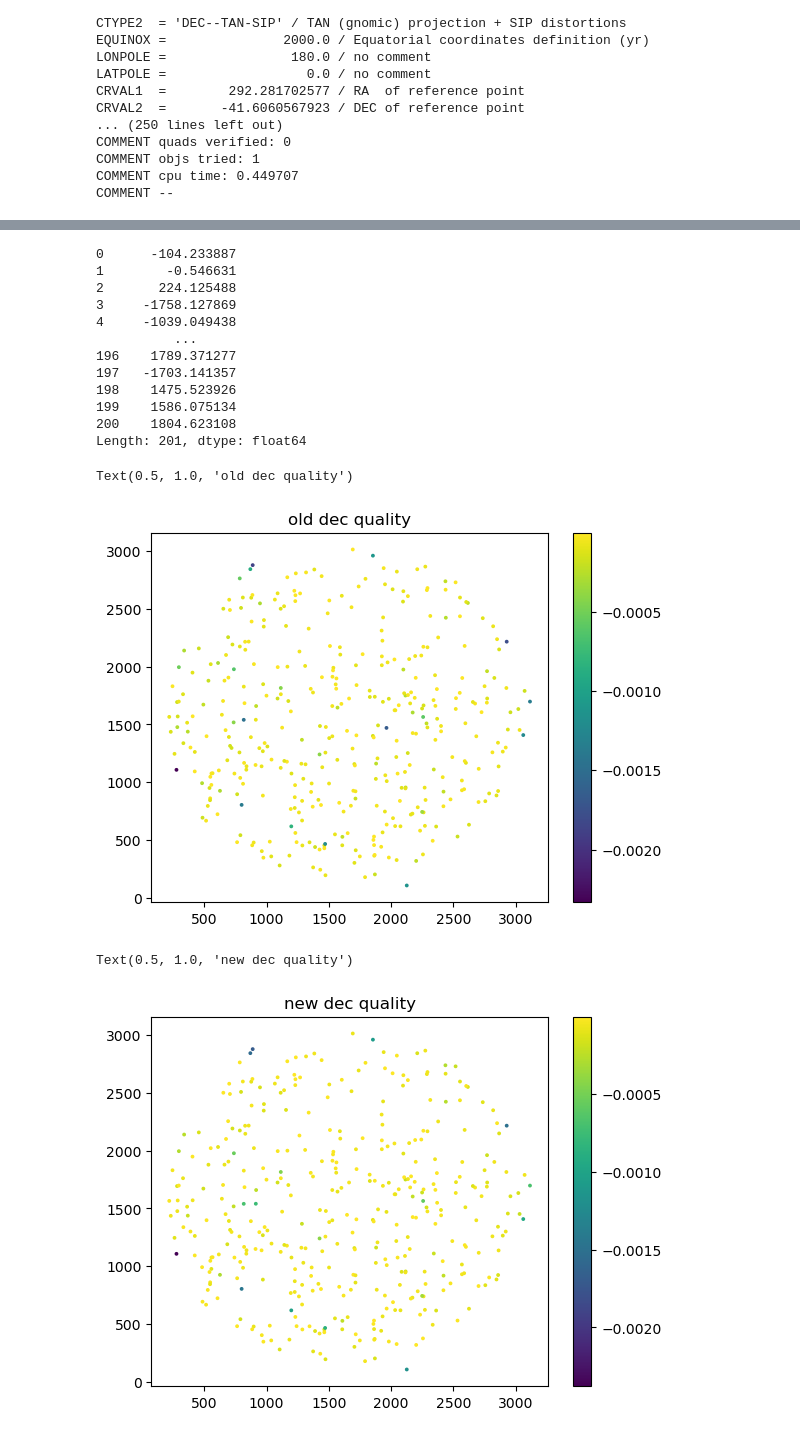
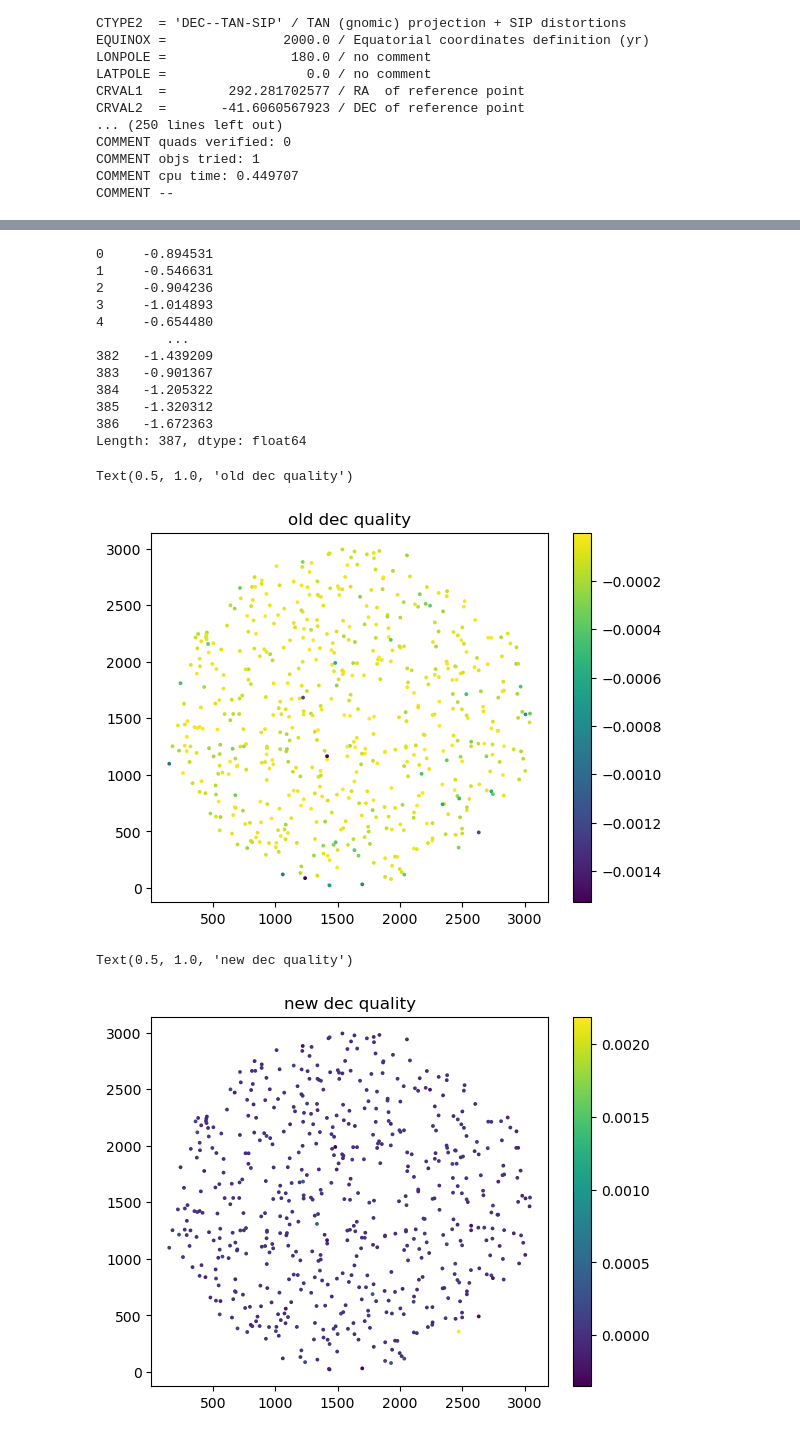
Before and after one commit to MillionConcepts/glcat, a Jupyter notebook: centroidcorrelation.ipynb, the cells around one changed output, grey strips where cells are left out. Cells and saved outputs as stored; diff of their text form; code cells hidden in the pictures.

```diff
--- a/centroidcorrelation.ipynb
+++ b/centroidcorrelation.ipynb
@@ -374,9 +383,9 @@ COMMENT objs tried: 1
 COMMENT cpu time: 0.449707
 COMMENT --
 # %%
-eclipse = 11604
-new_corr = fits.open(f'/home/bekah/gPhoton2/new_asp11604/e11604/e11604-nd-b00-ffull-image-r.corr')
-old_corr = fits.open(f'/home/bekah/gPhoton2/og_asp_11604/e11604/e11604-nd-b00-ffull-image-r.corr')
+eclipse = 1777
+new_corr = fits.open(f'/home/bekah/gPhoton2/new_asp1777/e01777/e01777-nd-b00-ffull-image-r.corr')
+old_corr = fits.open(f'/home/bekah/gPhoton2/og_asp_1777/e01777/e01777-nd-b00-ffull-image-r.corr')
 #old_corr = fits.open("/home/bekah/Downloads/corr.fits")
 
 new_df=pd.DataFrame(np.array(new_corr[1].data).byteswap().newbyteorder())
@@ -385,9 +394,9 @@ old_df=pd.DataFrame(np.array(old_corr[1].data).byteswap().newbyteorder())
 merged_corr = pd.merge(old_df, new_df, how='inner', on='index_ra', suffixes=('_old', '_new'))
 
 # calculate diff between star and index location
-#merged_corr['old_ra_quality'] = abs(merged_corr['field_ra_old']-merged_corr['index_ra_old'])
+merged_corr['old_ra_quality'] = abs(merged_corr['field_ra_old']-merged_corr['index_ra'])
 merged_corr['old_dec_quality'] = abs(merged_corr['field_dec_old']-merged_corr['index_dec_old'])
-#merged_corr['new_ra_quality'] = abs(merged_corr['field_ra_new']-merged_corr['index_ra_new'])
+merged_corr['new_ra_quality'] = abs(merged_corr['field_ra_new']-merged_corr['index_ra'])
 merged_corr['new_dec_quality'] = abs(merged_corr['field_dec_new']-merged_corr['index_dec_new'])
 merged_corr['flux_diff'] = merged_corr['FLUX_new']-merged_corr['FLUX_old']
 
@@ -409,18 +418,18 @@ merged_corr
 # %%
 merged_corr['field_x_old']-merged_corr['field_x_new']
 # %% [output]
-0      -104.233887
-1        -0.546631
-2       224.125488
-3     -1758.127869
-4     -1039.049438
-          ...
-196    1789.371277
-197   -1703.141357
-198    1475.523926
-199    1586.075134
-200    1804.623108
-Length: 201, dtype: float64
+0     -0.894531
+1     -0.546631
+2     -0.904236
+3     -1.014893
+4     -0.654480
+         ...
+382   -1.439209
+383   -0.901367
+384   -1.205322
+385   -1.320312
+386   -1.672363
+Length: 387, dtype: float64
 # %%
 #plt.scatter(merged_corr['field_x_old'],merged_corr['field_y_old'],c=merged_corr['old_dec_quality'])
 plt.scatter(merged_corr['field_x_new'],merged_corr['field_y_new'],c=-merged_corr['old_dec_quality'],s=3)
@@ -429,16 +438,16 @@ plt.colorbar()
 plt.title('old dec quality')
 # %% [output]
 Text(0.5, 1.0, 'old dec quality')
-[figure, old version]
+[figure, new version]
 # %%
 #plt.scatter(merged_corr['field_x_old'],merged_corr['field_y_old'],c=merged_corr['old_dec_quality'])
-plt.scatter(merged_corr['field_x_new'],merged_corr['field_y_new'],c=-merged_corr['new_dec_quality'],s=3)
+plt.scatter(merged_corr['field_x_new'],merged_corr['field_y_new'],c=merged_corr['new_dec_quality']-merged_corr['old_dec_quality'],s=3)
 
 plt.colorbar()
 plt.title('new dec quality')
 # %% [output]
 Text(0.5, 1.0, 'new dec quality')
-[figure, old version]
+[figure, new version]
 # %%
 "field" are coordinates in your image -- "field_x" and "field_y" are detected star positions.  "field_ra", "field_dec" are "field_x", "field_y" converted to RA,Dec via the WCS.
 
```
Also changed, not shown: parts of 14 cells of this notebook.
